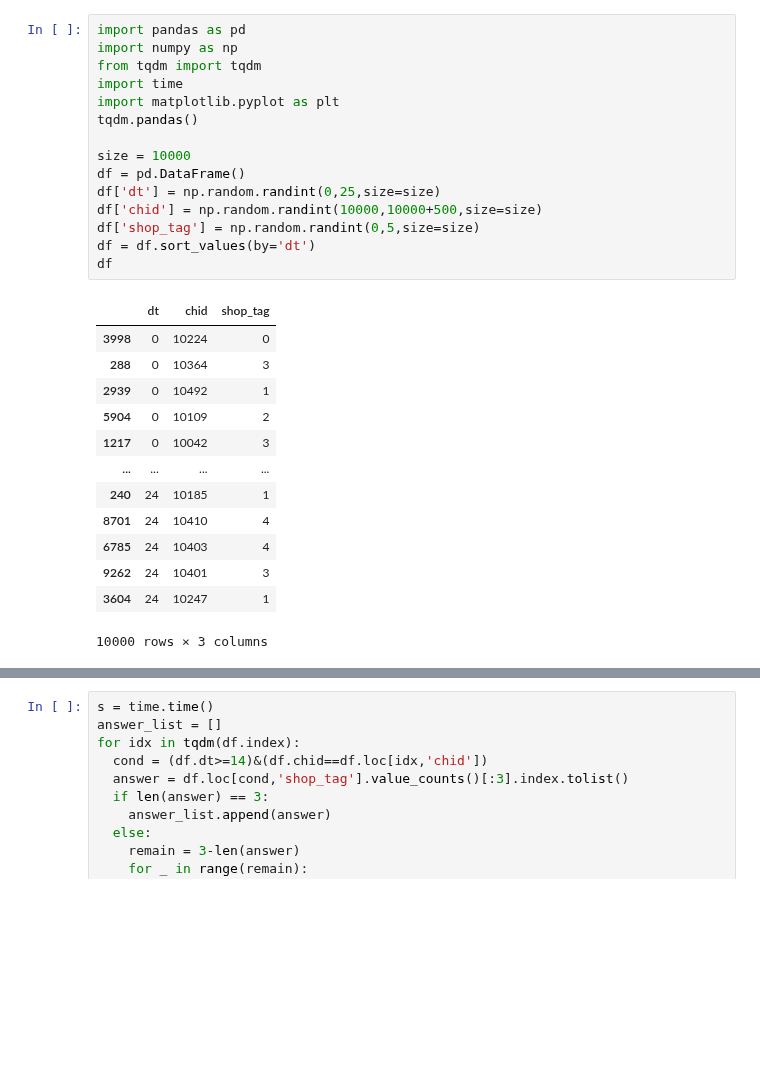
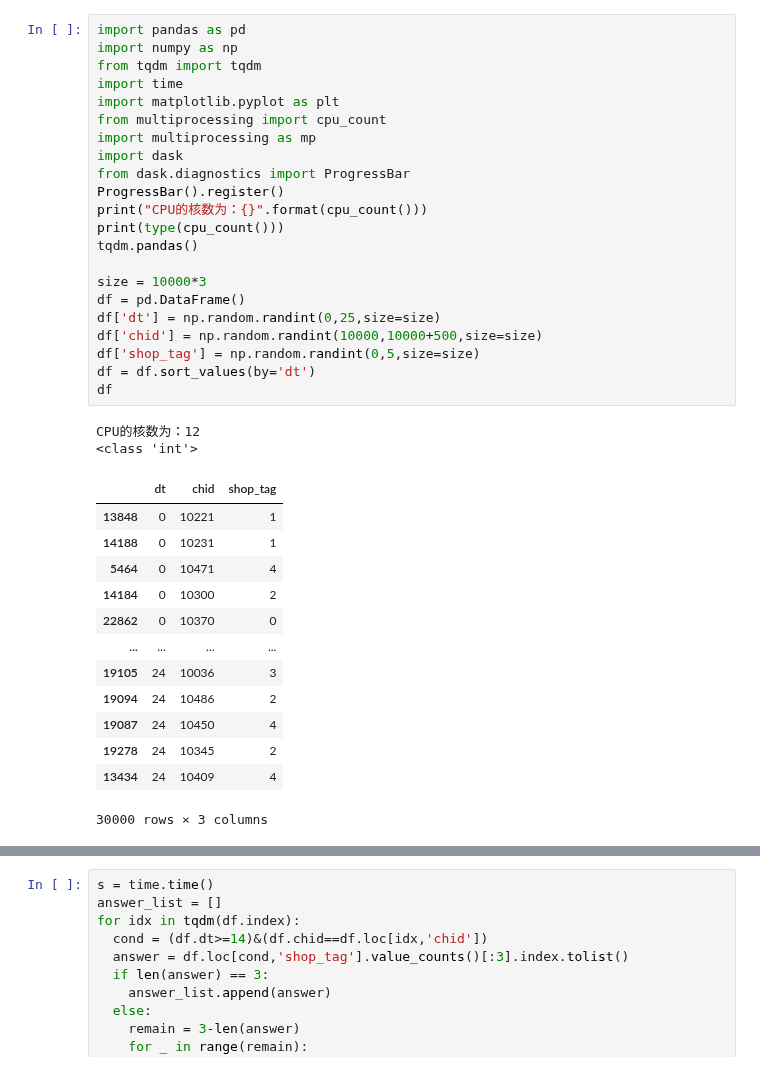
Before and after one commit to skywalker0803r/ESun2021WinterGame, a Jupyter notebook: Proof_of_Concept/利用apply取代for迴圈來加速運算.ipynb, the cells around one changed output, grey strips where cells are left out. Drawn from its saved outputs; the diff is of its cells as text; blank space fills up the shorter version.

```diff
--- a/Proof_of_Concept/利用apply取代for迴圈來加速運算.ipynb
+++ b/Proof_of_Concept/利用apply取代for迴圈來加速運算.ipynb
@@ -3,32 +3,41 @@
 # %%
 import pandas as pd
 import numpy as np
 from tqdm import tqdm
 import time
 import matplotlib.pyplot as plt
+from multiprocessing import cpu_count
+import multiprocessing as mp
+import dask
+from dask.diagnostics import ProgressBar
+ProgressBar().register()
+print("CPU的核数为：{}".format(cpu_count()))
+print(type(cpu_count()))
 tqdm.pandas()
 
-size = 10000
+size = 10000*3
 df = pd.DataFrame()
 df['dt'] = np.random.randint(0,25,size=size)
 df['chid'] = np.random.randint(10000,10000+500,size=size)
 df['shop_tag'] = np.random.randint(0,5,size=size)
 df = df.sort_values(by='dt')
 df
 # %% [output]
+CPU的核数为：12
+<class 'int'>
 |  | dt | chid | shop_tag |
-| 3998 | 0 | 10224 | 0 |
-| 288 | 0 | 10364 | 3 |
-| 2939 | 0 | 10492 | 1 |
-| 5904 | 0 | 10109 | 2 |
-| 1217 | 0 | 10042 | 3 |
+| 13848 | 0 | 10221 | 1 |
+| 14188 | 0 | 10231 | 1 |
+| 5464 | 0 | 10471 | 4 |
+| 14184 | 0 | 10300 | 2 |
+| 22862 | 0 | 10370 | 0 |
 | ... | ... | ... | ... |
-| 240 | 24 | 10185 | 1 |
-| 8701 | 24 | 10410 | 4 |
-| 6785 | 24 | 10403 | 4 |
-| 9262 | 24 | 10401 | 3 |
-| 3604 | 24 | 10247 | 1 |
+| 19105 | 24 | 10036 | 3 |
+| 19094 | 24 | 10486 | 2 |
+| 19087 | 24 | 10450 | 4 |
+| 19278 | 24 | 10345 | 2 |
+| 13434 | 24 | 10409 | 4 |
-10000 rows × 3 columns
+30000 rows × 3 columns
 # %%
 chid = df.loc[1,'chid']
 dt = df.loc[1,'dt']
```
Also changed, not shown: parts of 7 cells of this notebook.
